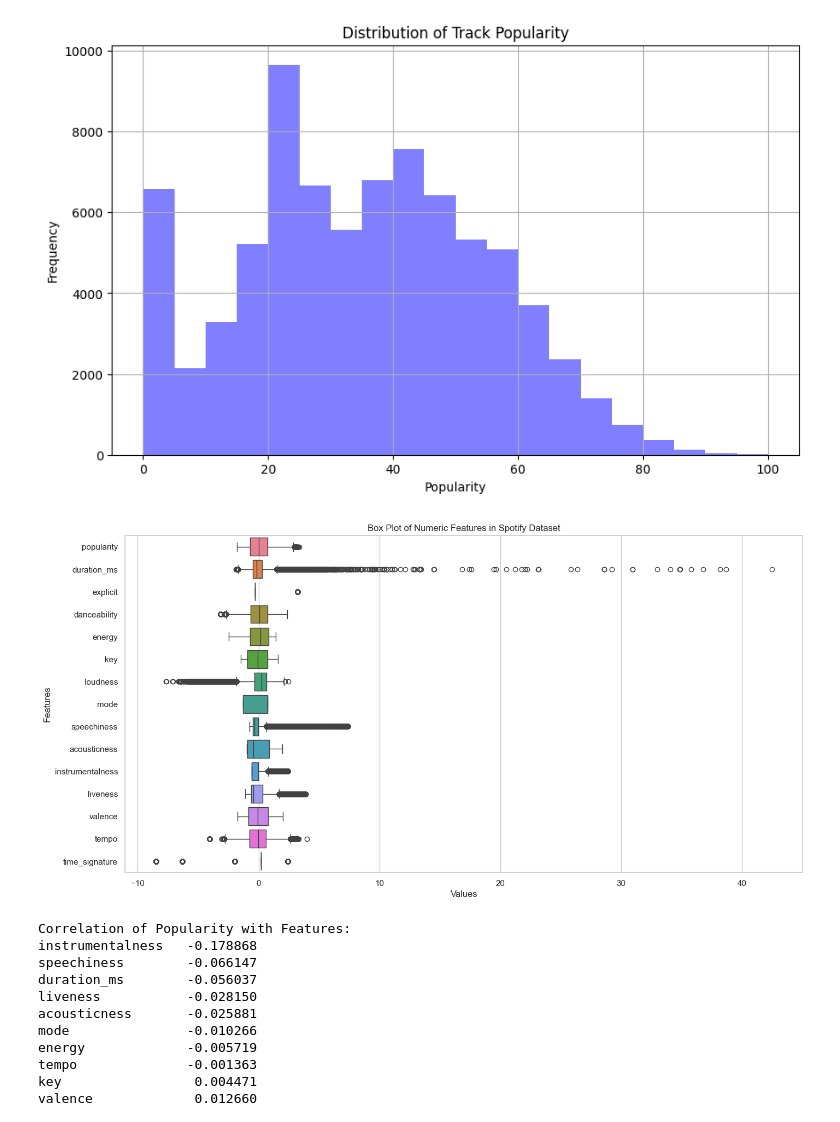
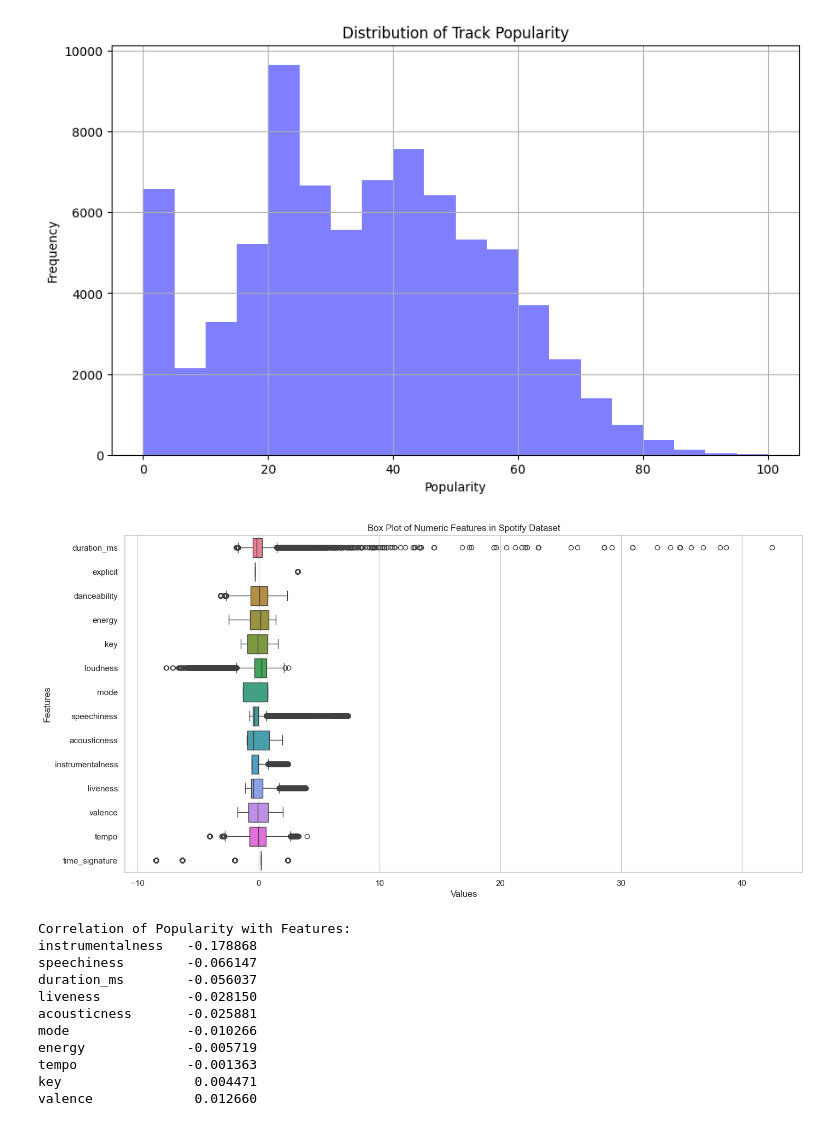
Before and after one commit to jessicayzhao/Playlist-Recommender, a Jupyter notebook: Data/DataExploration.ipynb, the cells around one changed output. Saved outputs shown, nothing was run; the diff lists cells and outputs as text; code cells hidden in the pictures.

Commit message:
remove popularity scaling

```diff
--- a/Data/DataExploration.ipynb
+++ b/Data/DataExploration.ipynb
@@ -56,16 +54,16 @@ numeric_spotify = spotify.select_dtypes(include=['int64', 'float64'])
 # %%
 plt.figure(figsize=(16, 8))
 sns.set(style="whitegrid")
 
-sns.boxplot(data=numeric_spotify, orient="h")
+sns.boxplot(data=numeric_spotify.drop('popularity', axis=1), orient="h")
 
 plt.title("Box Plot of Numeric Features in Spotify Dataset")
 plt.xlabel("Values")
 plt.ylabel("Features")
 
 plt.show()
 # %% [output]
-[figure, old version]
+[figure, new version]
 # %%
 correlation_matrix = numeric_spotify.corr()
 
```
Also changed, not shown: parts of 3 cells of this notebook, 2 other files.
